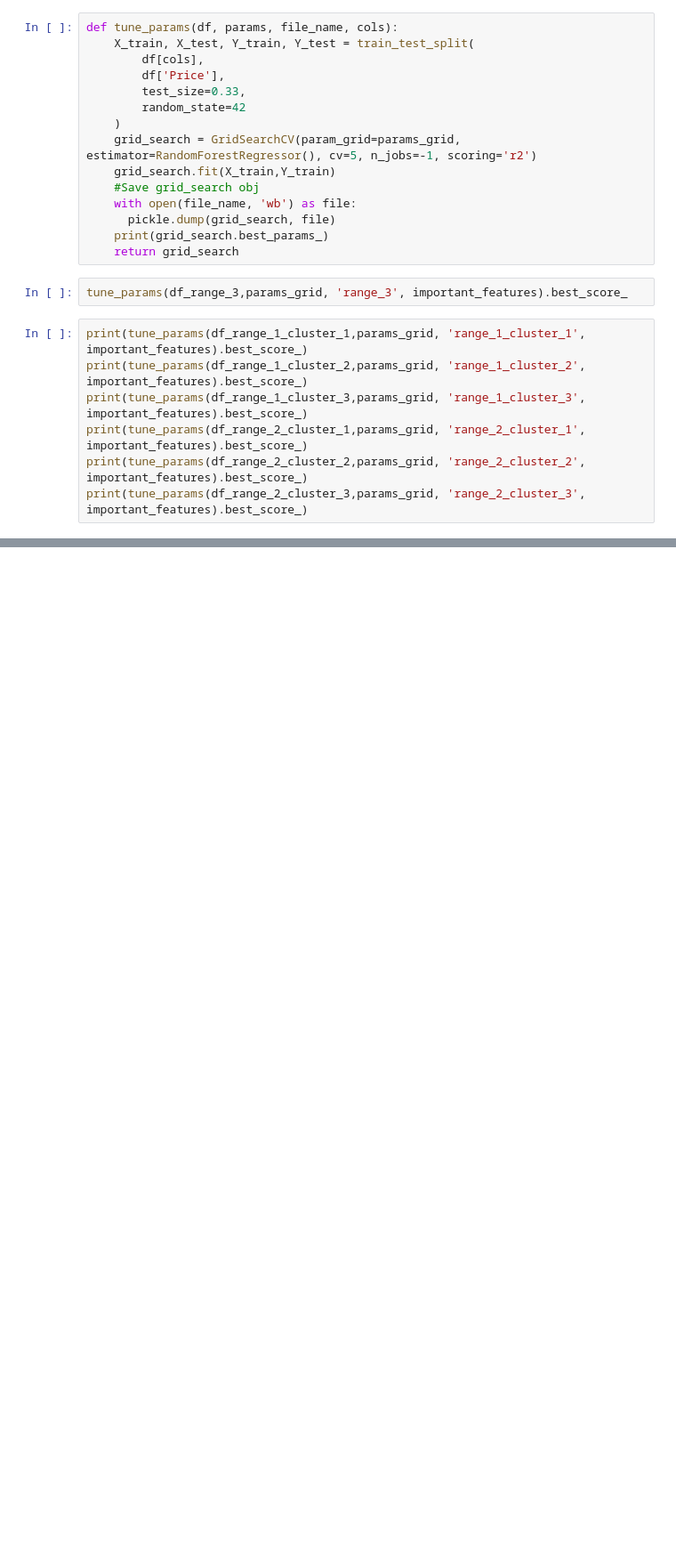
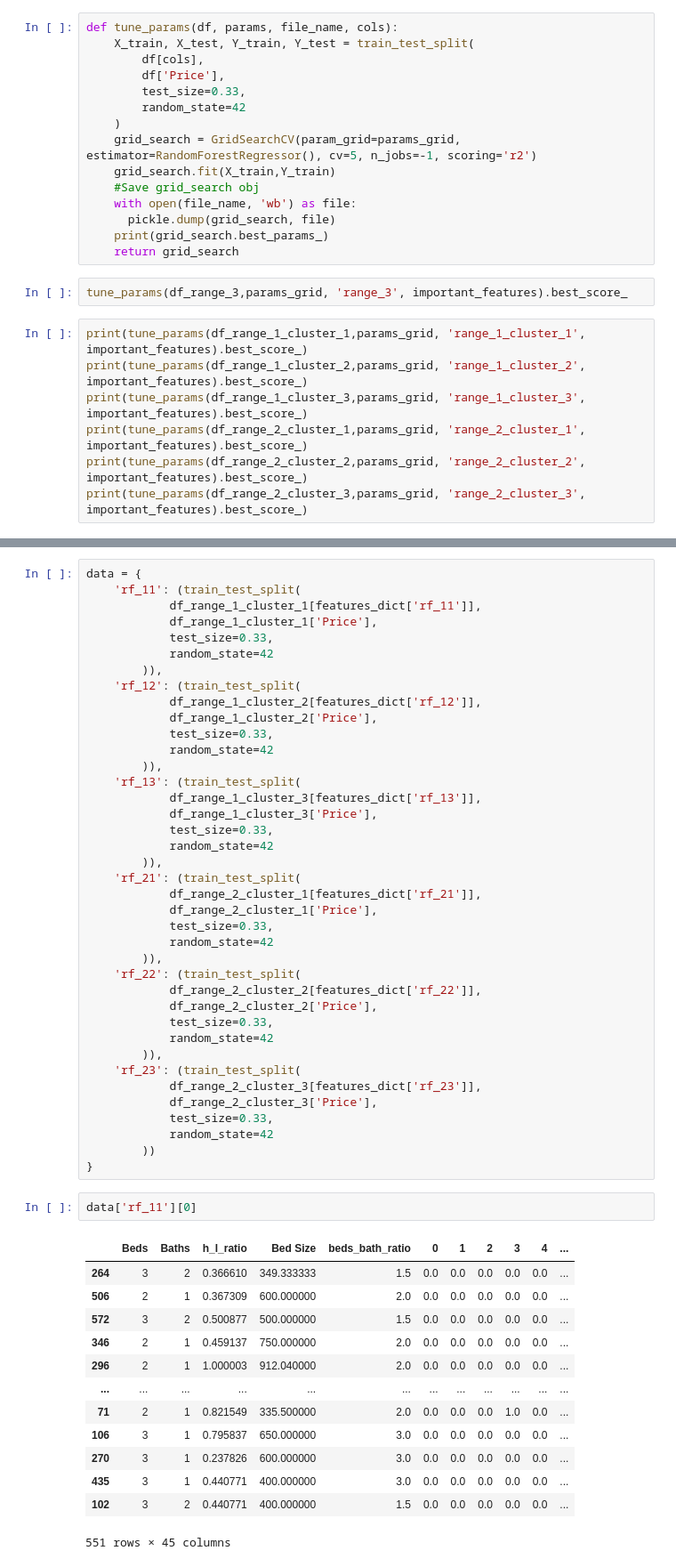
Before and after one commit to ano010/House-Price-Prediction-using-Machine-Learning, a Jupyter notebook: build-model/try12.ipynb, the cells around one changed output, grey strips where cells are left out. Shown at 89% size. Drawn from its saved outputs; the diff is of its cells as text; blank space fills up the shorter version.

```diff
--- a/build-model/try12.ipynb
+++ b/build-model/try12.ipynb
@@ -65,0 +279,55 @@ print(tune_params(df_range_2_cluster_3,params_grid, 'range_2_cluster_3', importa
+# %%
+data = {
+    'rf_11': (train_test_split(
+            df_range_1_cluster_1[features_dict['rf_11']],
+            df_range_1_cluster_1['Price'],
+            test_size=0.33,
+            random_state=42
+        )),
+    'rf_12': (train_test_split(
+            df_range_1_cluster_2[features_dict['rf_12']],
+            df_range_1_cluster_2['Price'],
+            test_size=0.33,
+            random_state=42
+        )),
+    'rf_13': (train_test_split(
+            df_range_1_cluster_3[features_dict['rf_13']],
+            df_range_1_cluster_3['Price'],
+            test_size=0.33,
+            random_state=42
+        )),
+    'rf_21': (train_test_split(
+            df_range_2_cluster_1[features_dict['rf_21']],
+            df_range_2_cluster_1['Price'],
+            test_size=0.33,
+            random_state=42
+        )),
+    'rf_22': (train_test_split(
+            df_range_2_cluster_2[features_dict['rf_22']],
+            df_range_2_cluster_2['Price'],
+            test_size=0.33,
+            random_state=42
+        )),
+    'rf_23': (train_test_split(
+            df_range_2_cluster_3[features_dict['rf_23']],
+            df_range_2_cluster_3['Price'],
+            test_size=0.33,
+            random_state=42
+        ))
+}
+# %%
+data['rf_11'][0]
+# %% [output]
+|  | Beds | Baths | h_l_ratio | Bed Size | beds_bath_ratio | 0 | 1 | 2 | 3 | 4 | ... |
+| 264 | 3 | 2 | 0.366610 | 349.333333 | 1.5 | 0.0 | 0.0 | 0.0 | 0.0 | 0.0 | ... |
+| 506 | 2 | 1 | 0.367309 | 600.000000 | 2.0 | 0.0 | 0.0 | 0.0 | 0.0 | 0.0 | ... |
+| 572 | 3 | 2 | 0.500877 | 500.000000 | 1.5 | 0.0 | 0.0 | 0.0 | 0.0 | 0.0 | ... |
+| 346 | 2 | 1 | 0.459137 | 750.000000 | 2.0 | 0.0 | 0.0 | 0.0 | 0.0 | 0.0 | ... |
+| 296 | 2 | 1 | 1.000003 | 912.040000 | 2.0 | 0.0 | 0.0 | 0.0 | 0.0 | 0.0 | ... |
+| ... | ... | ... | ... | ... | ... | ... | ... | ... | ... | ... | ... |
+| 71 | 2 | 1 | 0.821549 | 335.500000 | 2.0 | 0.0 | 0.0 | 0.0 | 1.0 | 0.0 | ... |
+| 106 | 3 | 1 | 0.795837 | 650.000000 | 3.0 | 0.0 | 0.0 | 0.0 | 0.0 | 0.0 | ... |
+| 270 | 3 | 1 | 0.237826 | 600.000000 | 3.0 | 0.0 | 0.0 | 0.0 | 0.0 | 0.0 | ... |
+| 435 | 3 | 1 | 0.440771 | 400.000000 | 3.0 | 0.0 | 0.0 | 0.0 | 0.0 | 0.0 | ... |
+| 102 | 3 | 2 | 0.440771 | 400.000000 | 1.5 | 0.0 | 0.0 | 0.0 | 0.0 | 0.0 | ... |
+551 rows × 45 columns
```
Also changed, not shown: parts of 20 cells of this notebook, 33 other files.
